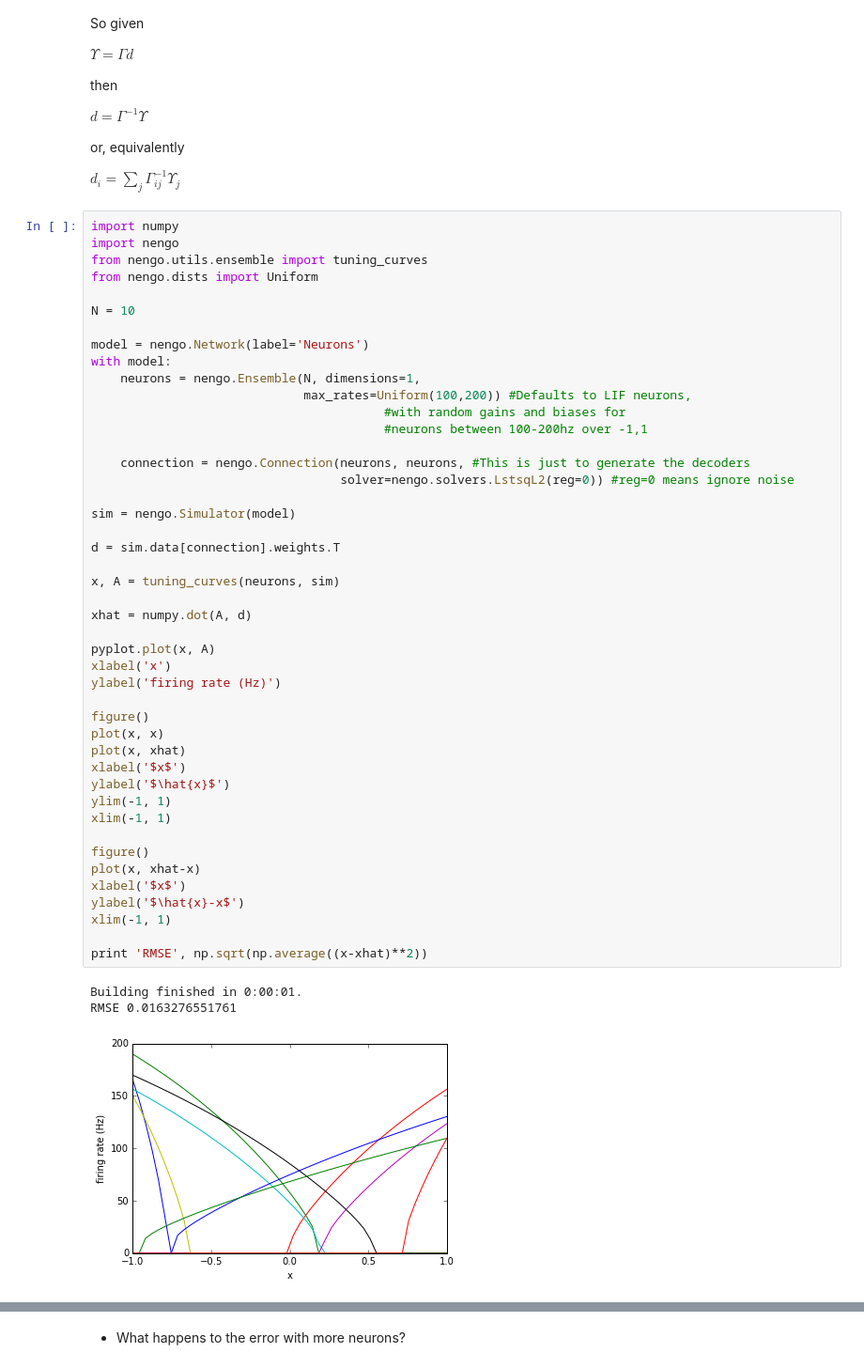
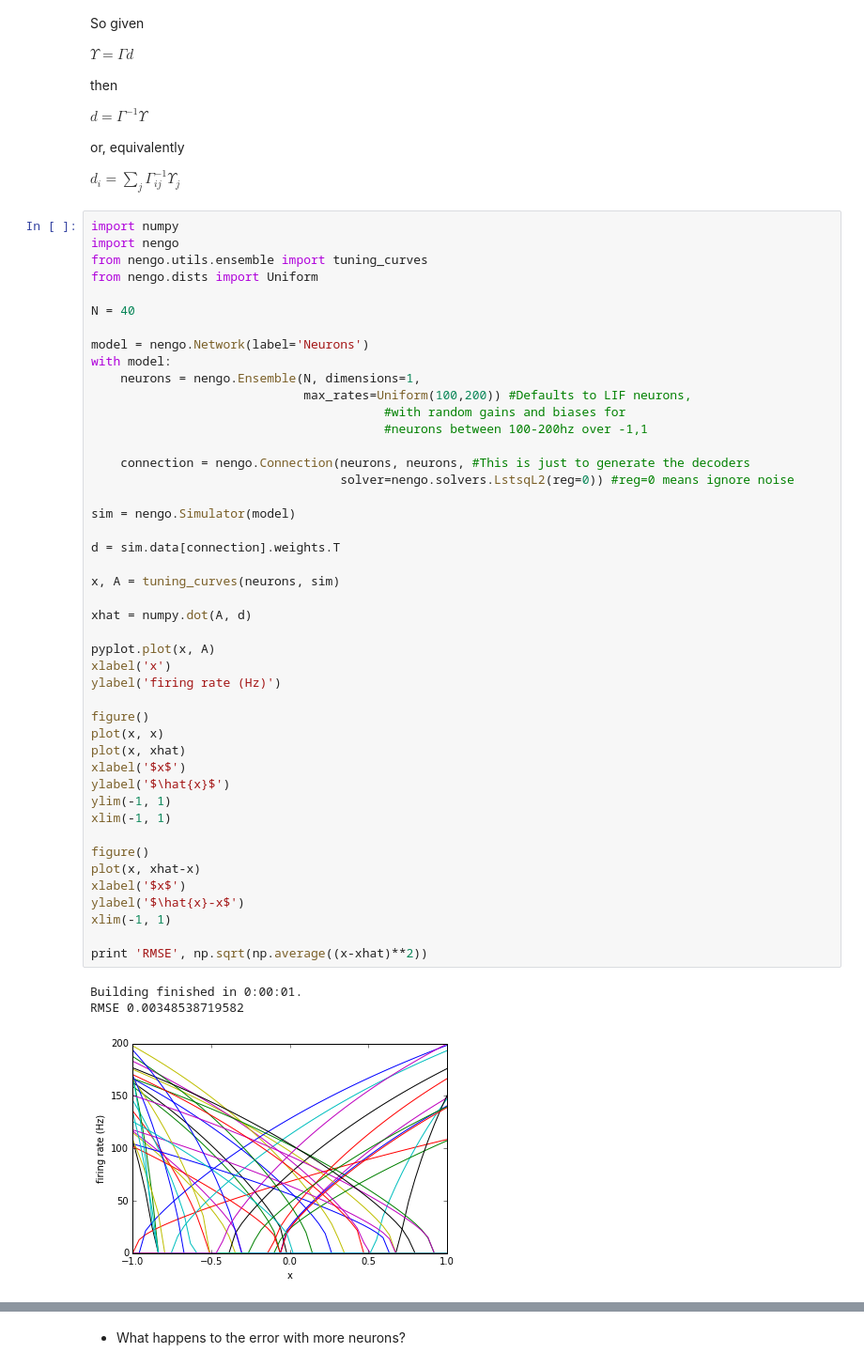
Before and after one commit to celiasmith/syde556, a Jupyter notebook: SYDE 556 Lecture 2 Representation.ipynb, the cells around one changed output, grey strips where cells are left out. Shown at 94% size. Drawn from its saved outputs; the diff is of its cells as text.

Commit message:
fix figure issues on all lectures

```diff
--- a/SYDE 556 Lecture 2 Representation.ipynb
+++ b/SYDE 556 Lecture 2 Representation.ipynb
@@ -412,7 +412,7 @@ import nengo
 from nengo.utils.ensemble import tuning_curves
 from nengo.dists import Uniform
 
-N = 10
+N = 40
 
 model = nengo.Network(label='Neurons')
 with model:
@@ -426,32 +426,32 @@ with model:
 
 sim = nengo.Simulator(model)
 
 d = sim.data[connection].weights.T
 
 x, A = tuning_curves(neurons, sim)
 
 xhat = numpy.dot(A, d)
 
 pyplot.plot(x, A)
 xlabel('x')
 ylabel('firing rate (Hz)')
 
 figure()
 plot(x, x)
 plot(x, xhat)
 xlabel('$x$')
 ylabel('$\hat{x}$')
 ylim(-1, 1)
 xlim(-1, 1)
 
 figure()
 plot(x, xhat-x)
 xlabel('$x$')
 ylabel('$\hat{x}-x$')
 xlim(-1, 1)
 
 print 'RMSE', np.sqrt(np.average((x-xhat)**2))
 # %% [output]
 Building finished in 0:00:01.
-RMSE 0.0163276551761
+RMSE 0.00348538719582
-[figure, old version]
+[figure, new version]
```
Also changed, not shown: parts of 4 cells of this notebook, 9 other files.
